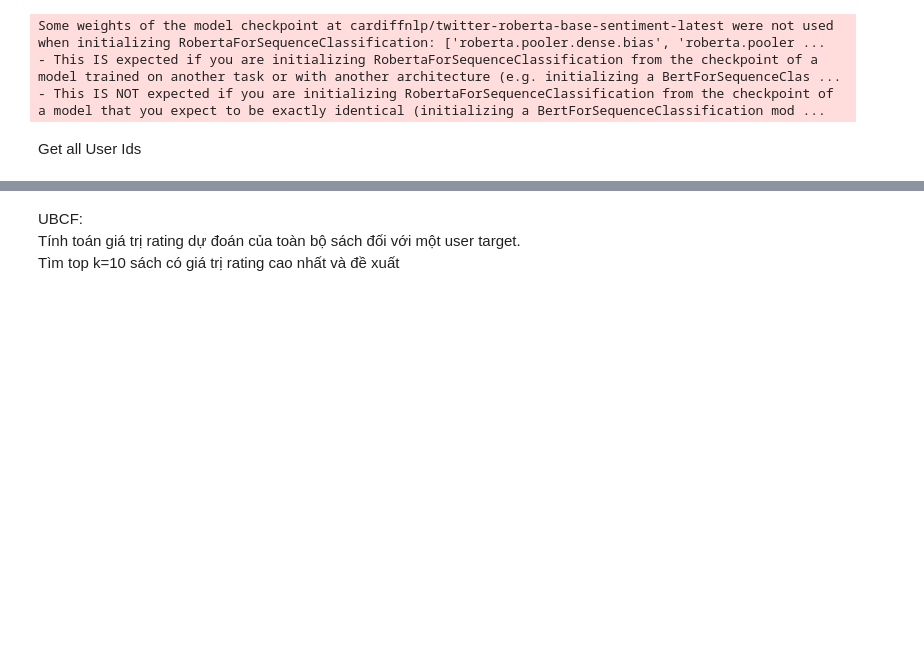
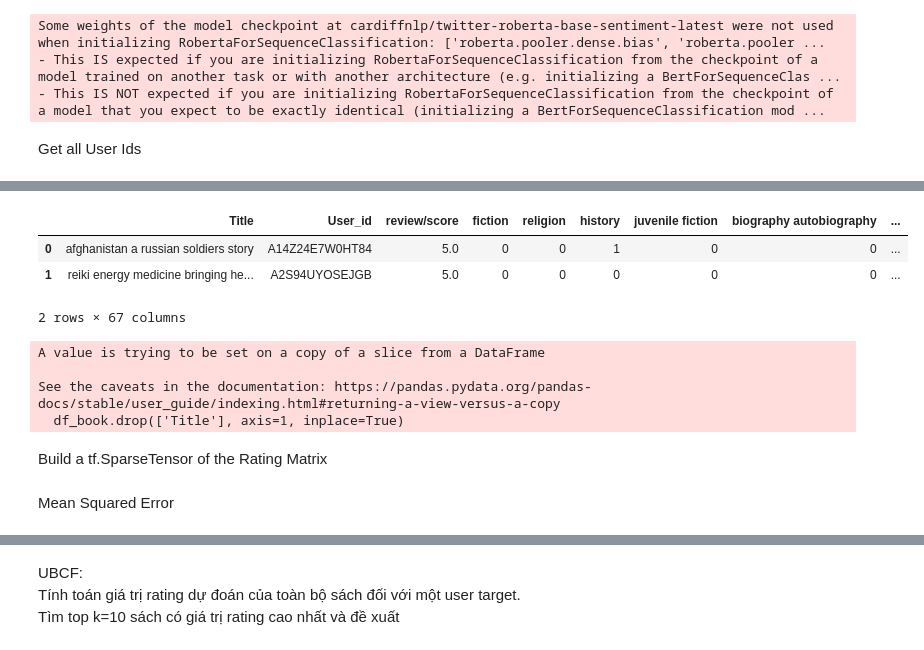
Before and after one commit to ngthiennhan2002/Amazon-Books_Reviews, a Jupyter notebook: amazon_books_reviews_2.ipynb, the cells around one changed output, grey strips where cells are left out. Saved outputs shown, nothing was run; the diff lists cells and outputs as text; code cells hidden in the pictures; blank space fills up the shorter version.

```diff
--- a/amazon_books_reviews_2.ipynb
+++ b/amazon_books_reviews_2.ipynb
@@ -1126,0 +1035,23 @@ data.shape
+# %%
+'''
+Tạo 3 dataframe tương ứng với thông tin sách, thông tin user, thông tin ratings
+'''
+df_combined = data.merge(df_categories, on='Title')
+df_combined.drop(['categories'], axis=1, inplace=True)
+df_combined.head(2)
+df_ratings = copy.deepcopy(df_combined)
+df_ratings.drop(['review/count', 'review/mean_score'], axis=1, inplace=True)
+
+# Tính tổng và trung bình review/score theo User_id
+df_user = df_combined.groupby('User_id')['review/score'].agg(['count', 'mean'])
+df_user.columns = ['count', 'mean']
+df_user.reset_index(inplace=True)
+# print(user_review_summary.head(2))
+
+# total_review_user = user_review_summary.loc[user_review_summary['total_review'] > 1, 'total_review']
+# print(total_review_user)
+df_book = df_combined.drop(['User_id', 'review/score'], axis=1, inplace=True)
+df_book = df_combined.drop(Categories, axis=1, inplace=True)
+df_book = df_combined.drop_duplicates('Title')
+
+# df_combined.drop(['review/count', 'review/mean_score'], axis=1, inplace=True)
@@ -1126,0 +1067,5 @@ data.shape
+# %%
+# Set book id mới
+book_id_map = {book_id: i for i, book_id in enumerate(df_book['Title'].unique())}
+df_book['new_book_id'] = df_book['Title'].map(book_id_map)
+df_book.head(2)
@@ -1126,0 +1081,19 @@ data.shape
+# %%
+# Cập nhật user id và book id mới
+df_ratings = df_ratings.merge(df_user, on='User_id').merge(df_book, on='Title')
+df_ratings.head(2)
+# %% [output]
+|  | Title | User_id | review/score | fiction | religion | history | juvenile fiction | biography autobiography | ... |
+| 0 | afghanistan a russian soldiers story | A14Z24E7W0HT84 | 5.0 | 0 | 0 | 1 | 0 | 0 | ... |
+| 1 | reiki energy medicine bringing he... | A2S94UYOSEJGB | 5.0 | 0 | 0 | 0 | 0 | 0 | ... |
+2 rows × 67 columns
+# %%
+# Xóa đi các cột Title và User_id cũ
+df_user.drop(['User_id'], axis=1, inplace=True)
+df_book.drop(['Title'], axis=1, inplace=True)
+df_ratings.drop(['Title', 'User_id'], axis=1, inplace=True)
+# %% [output]
+A value is trying to be set on a copy of a slice from a DataFrame
+
+See the caveats in the documentation: https://pandas.pydata.org/pandas-docs/stable/user_guide/indexing.html#returning-a-view-versus-a-copy
+  df_book.drop(['Title'], axis=1, inplace=True)
@@ -1126,0 +1106,2 @@ data.shape
+# %% [markdown]
+Build a tf.SparseTensor of the Rating Matrix
@@ -1126,0 +1118,2 @@ data.shape
+# %% [markdown]
+Mean Squared Error
```
Also changed, not shown: parts of 34 cells of this notebook.
